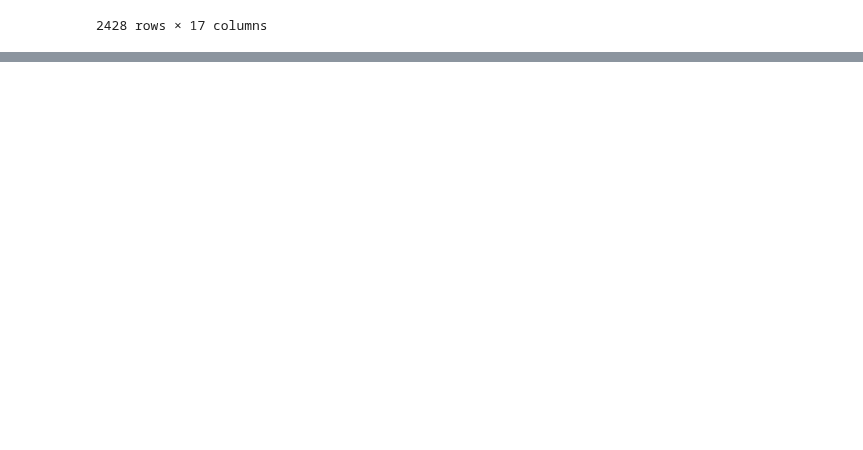
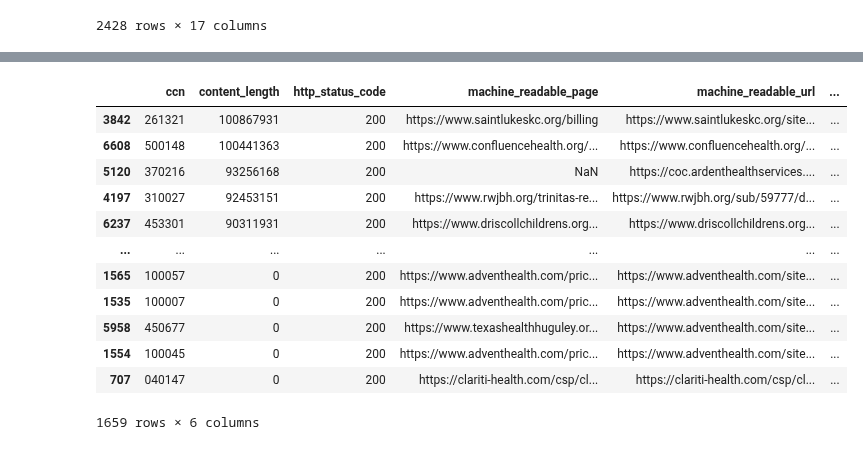
Before and after one commit to rl1987/dolthub-bounty-transparency-in-pricing, a Jupyter notebook: Explore_TPAFS_list.ipynb, the cells around one changed output, grey strips where cells are left out. Drawn from its saved outputs; the diff is of its cells as text; code cells hidden in the pictures; blank space fills up the shorter version.

Commit message:
Do some HTTP HEAD requests against MRF URLs from TPAFS list, find out some promising ones

```diff
--- a/Explore_TPAFS_list.ipynb
+++ b/Explore_TPAFS_list.ipynb
@@ -74,3 +75,6 @@ df
 | 1924 | 110252 | NaN | Northside Hospital Duluth | hospital | https://www.northside.com/docs/de... | ... |
 | 988 | 050454 | NaN | Ucsf Medical Center | hospital | https://dl2.boxcloud.com/d/1/b1!2... | ... |
 2428 rows × 17 columns
+# %%
+df = df[['ccn', 'reporting_entity_name_common', 'machine_readable_url', 'machine_readable_page']]
+df
@@ -76,0 +95,15 @@ df
+# %%
+def check_mrf_url(row):
+    try:
+        resp = requests.head(row['machine_readable_url'], timeout=3.0)
+        print(resp.url, resp.status_code)
+        row['http_status_code'] = resp.status_code
+        if resp.status_code == 200:
+            row['content_length'] = resp.headers.get('Content-Length')
+    except Exception as e:
+        print(e)
+
+    return row
+
+df = df.apply(check_mrf_url, axis=1)
+df
@@ -76,0 +141,5 @@ df
+# %%
+df = df[df['http_status_code'].notnull()]
+df['http_status_code'] = df['http_status_code'].astype(int)
+df = df[df['http_status_code'] == 200]
+df
@@ -76,0 +165,5 @@ df
+# %%
+df = df[df['content_length'].notnull()]
+df['content_length'] = df['content_length'].astype(int)
+df = df[df['content_length'] < 100 * 1024 * 1024]
+df
@@ -76,0 +189,17 @@ df
+# %%
+df = df.sort_values('content_length', ascending=False)
+df
+# %% [output]
+|  | ccn | content_length | http_status_code | machine_readable_page | machine_readable_url | ... |
+| 3842 | 261321 | 100867931 | 200 | https://www.saintlukeskc.org/billing | https://www.saintlukeskc.org/site... | ... |
+| 6608 | 500148 | 100441363 | 200 | https://www.confluencehealth.org/... | https://www.confluencehealth.org/... | ... |
+| 5120 | 370216 | 93256168 | 200 | NaN | https://coc.ardenthealthservices.... | ... |
+| 4197 | 310027 | 92453151 | 200 | https://www.rwjbh.org/trinitas-re... | https://www.rwjbh.org/sub/59777/d... | ... |
+| 6237 | 453301 | 90311931 | 200 | https://www.driscollchildrens.org... | https://www.driscollchildrens.org... | ... |
+| ... | ... | ... | ... | ... | ... | ... |
+| 1565 | 100057 | 0 | 200 | https://www.adventhealth.com/pric... | https://www.adventhealth.com/site... | ... |
+| 1535 | 100007 | 0 | 200 | https://www.adventhealth.com/pric... | https://www.adventhealth.com/site... | ... |
+| 5958 | 450677 | 0 | 200 | https://www.texashealthhuguley.or... | https://www.adventhealth.com/site... | ... |
+| 1554 | 100045 | 0 | 200 | https://www.adventhealth.com/pric... | https://www.adventhealth.com/site... | ... |
+| 707 | 040147 | 0 | 200 | https://clariti-health.com/csp/cl... | https://clariti-health.com/csp/cl... | ... |
+1659 rows × 6 columns
```
Also changed, not shown: parts of 6 cells of this notebook.
